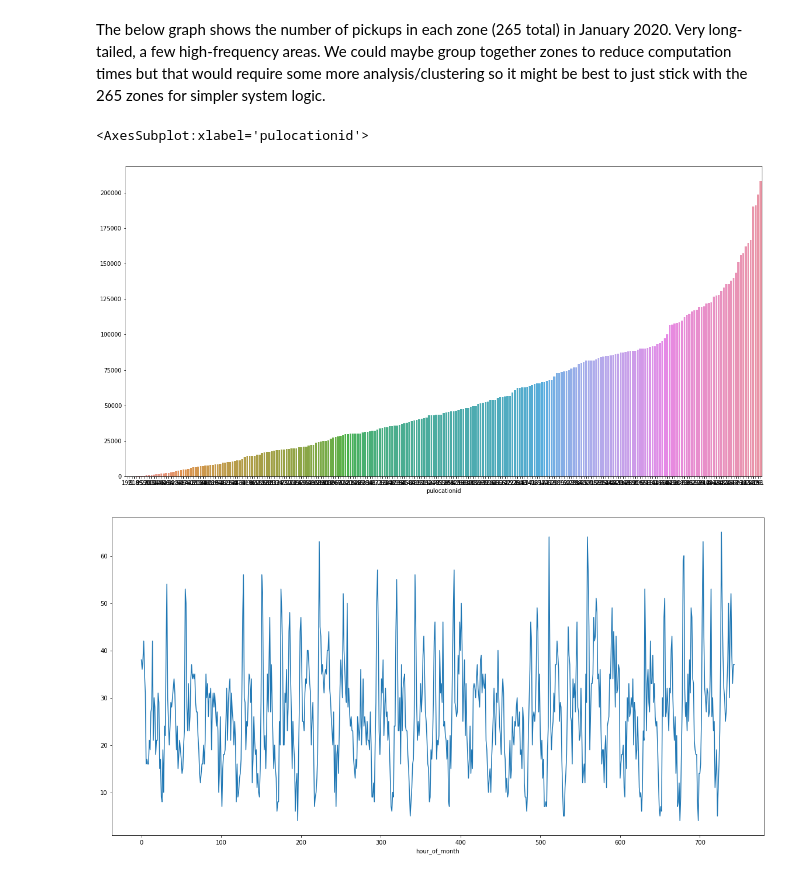
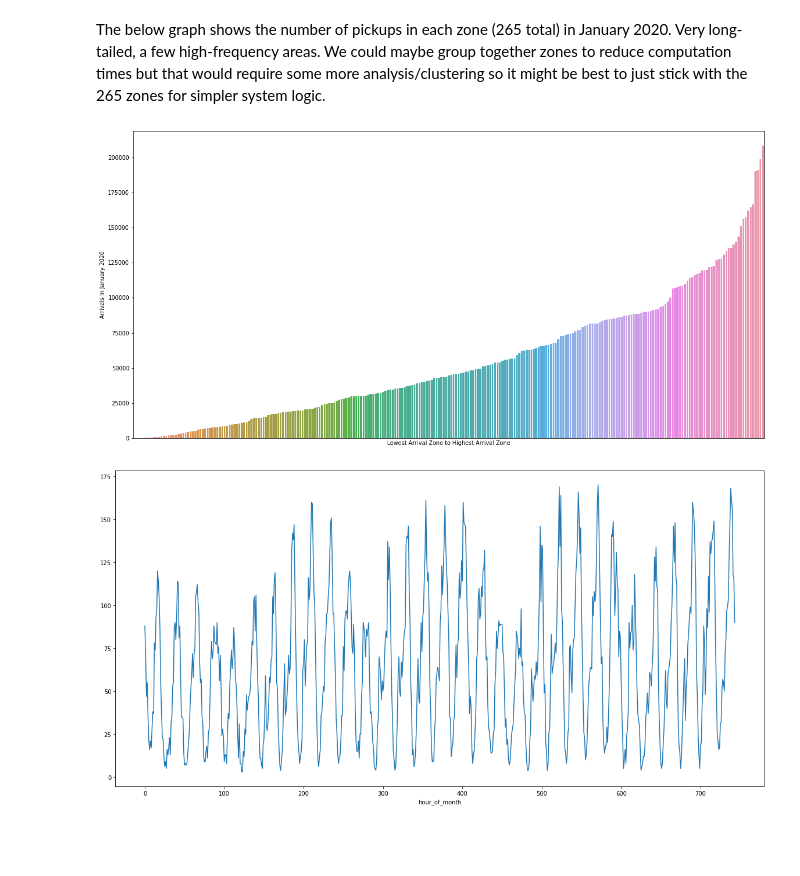
Before and after one commit to anthony001w/uber-nyc-simulation, a Jupyter notebook: generating_pickup_distributions.ipynb, the cells around one changed output. Drawn from its saved outputs; the diff is of its cells as text; code cells hidden in the pictures; blank space fills up the shorter version.

```diff
--- a/generating_pickup_distributions.ipynb
+++ b/generating_pickup_distributions.ipynb
@@ -52,8 +21,3 @@ def cleanup_func(trip_df):
     tdf.pickup_datetime = pd.to_datetime(tdf.pickup_datetime)
     tdf.dropoff_datetime = pd.to_datetime(tdf.dropoff_datetime)
     return tdf
-# %%
-with Socrata('data.cityofnewyork.us', 'vA3MfkSw5kKhpzNkitJkv5yFP') as client:
-
-    queried_results = list(client.get_all("2v9c-2k7f"))
-    base_nums = pd.DataFrame.from_records(queried_results, coerce_float = True)
@@ -204,10 +162,13 @@ The below graph shows the number of pickups in each zone (265 total) in January
 pickups = zone_to_zone.sum(axis=1).sort_values()
 #total pickups for each zone, pretty long tailed
 plt.figure(figsize=(20,10))
-sns.barplot(x = pickups.index.astype(str), y = pickups.values)
+g = sns.barplot(x = pickups.index.astype(str), y = pickups.values)
+plt.xlabel('Lowest Arrival Zone to Highest Arrival Zone')
+plt.ylabel('Arrivals In January 2020')
+_ = g.set_xticks([])
+plt.savefig('output_generating_distributions/zone_arrival_counts', bbox_inches = 'tight')
 # %% [output]
-<AxesSubplot:xlabel='pulocationid'>
-[figure, old version]
+[figure, new version]
 # %%
 #take an example zone, how to create a distribution for its customer arrivals?
 #first visualize a few examples
@@ -223,6 +184,7 @@ def visualize_zone_pickups_over_month(zone_id):
     plt.figure(figsize=(20,10))
     sns.lineplot(x = arrivals_by_hour_ex.index, y = arrivals_by_hour_ex.values)
 # %%
-visualize_zone_pickups_over_month(139)
+#arrivals vary wildly throughout the month
+visualize_zone_pickups_over_month(261) #world trade center
 # %% [output]
-[figure, old version]
+[figure, new version]
```
Also changed, not shown: parts of 26 cells of this notebook, 1 other file.
